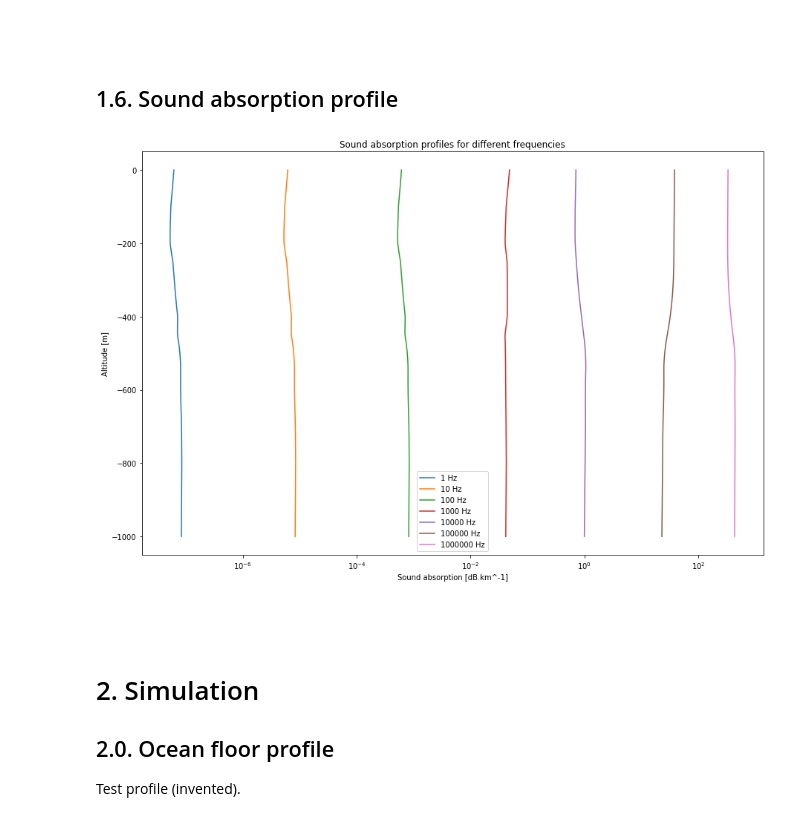
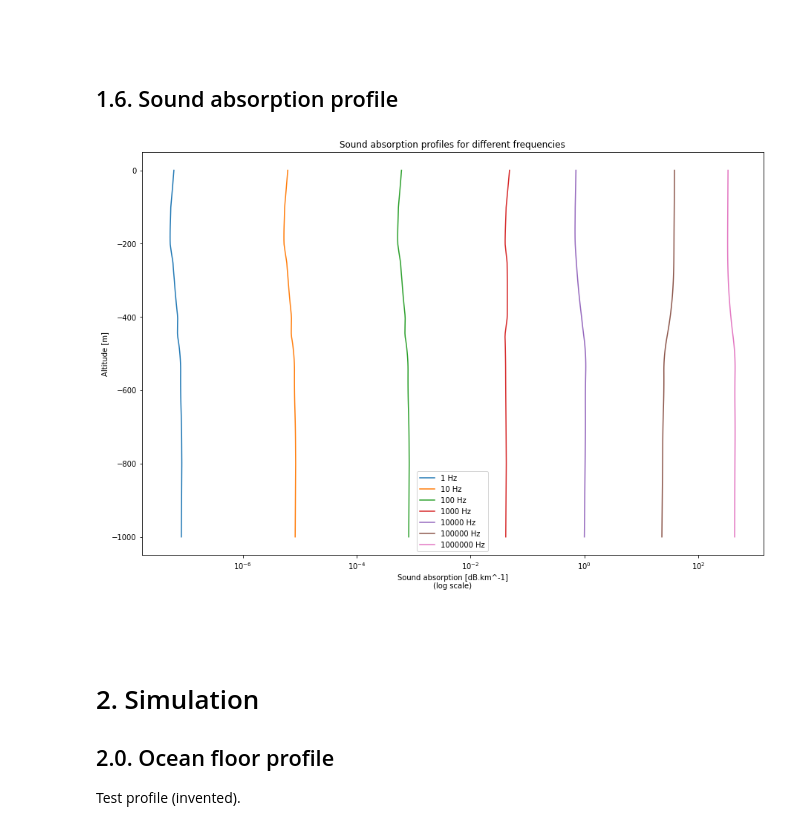
Before and after one commit to ahernot/data2021-bruits-mer, a Jupyter notebook: sound_propagation.ipynb, the cells around one changed output. Drawn from its saved outputs; the diff is of its cells as text; code cells hidden in the pictures.

```diff
--- a/sound_propagation.ipynb
+++ b/sound_propagation.ipynb
@@ -179,22 +179,22 @@ ax2.tick_params(axis='x', labelcolor='red')
 # %%
 from absorption import calc_absorption
 
 z = np.linspace(-1000, 0, 100)
 T = calc_T(z)
 
 plt.figure(figsize=(15, 10))
 
 for f in (1, 10, 100, 1000, 10000, 100000, 1000000):
     A = calc_absorption(f, z, T, S, calc_pH(z))
     plt.semilogx(A, z, label=f'{f} Hz')
 
 plt.legend()
 plt.title('Sound absorption profiles for different frequencies')
-plt.xlabel('Sound absorption [dB.km^-1]')
+plt.xlabel('Sound absorption [dB.km^-1]\n(log scale)')
 plt.ylabel('Altitude [m]')
 plt.show()
 # %% [output]
-[figure, old version]
+[figure, new version]
 # %% [markdown]
 <br><br>
 
```
Also changed, not shown: parts of 2 cells of this notebook.
